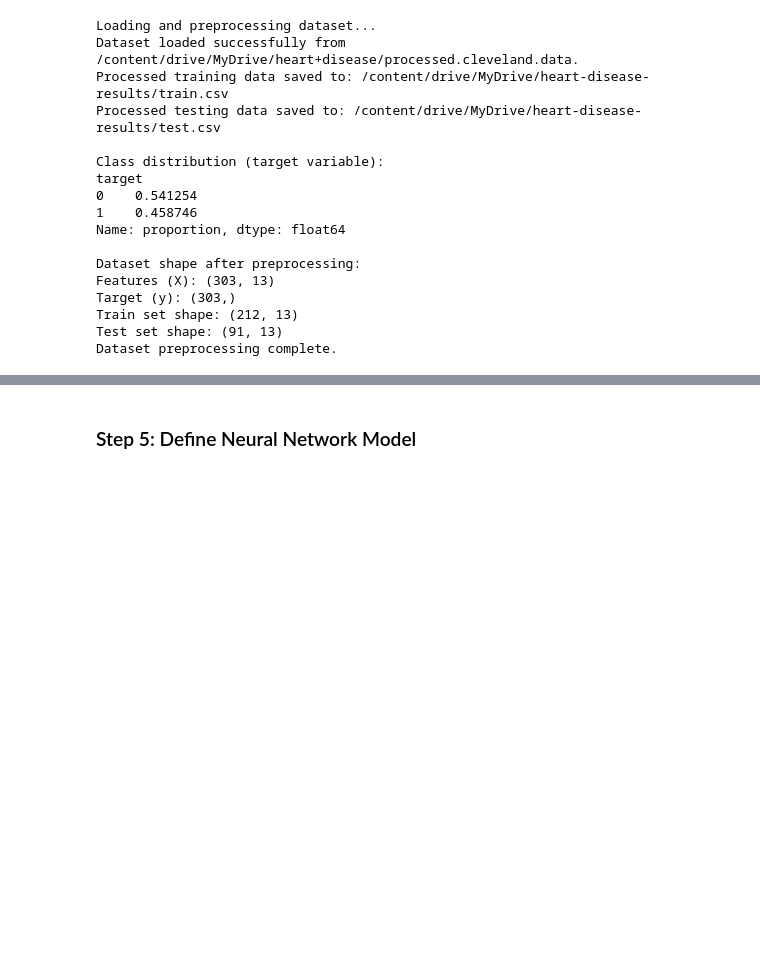
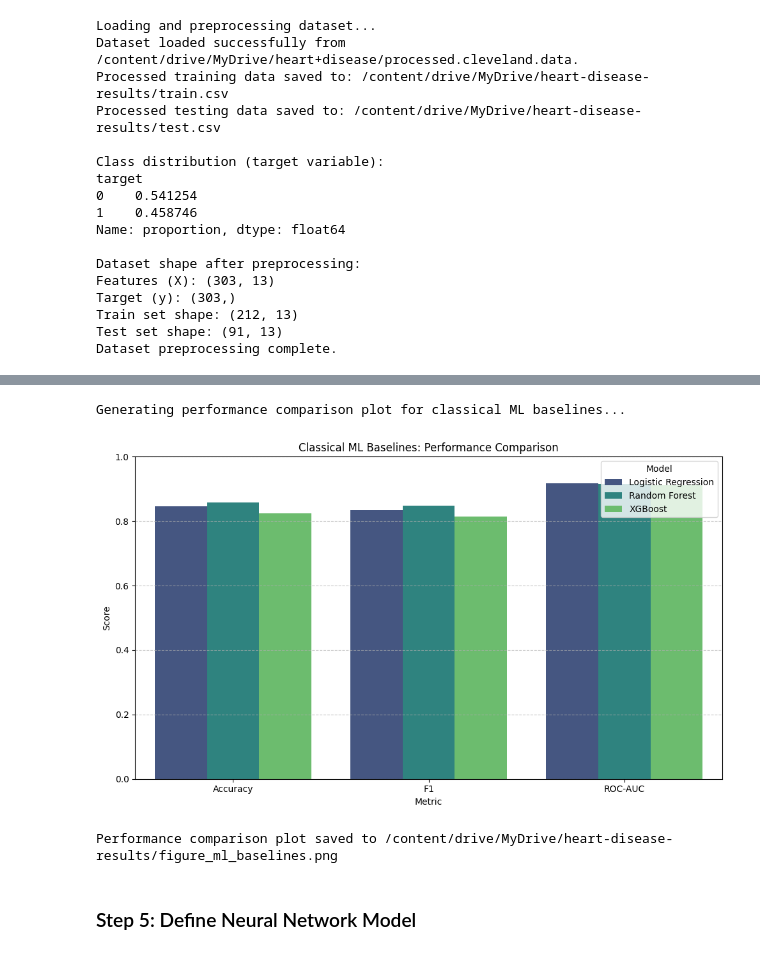
Before and after one commit to wasihun-code/BLOG_Flask, a Jupyter notebook: federated_learning.ipynb, the cells around one changed output, grey strips where cells are left out. Saved outputs shown, nothing was run; the diff lists cells and outputs as text; code cells hidden in the pictures; blank space fills up the shorter version.

```diff
--- a/federated_learning.ipynb
+++ b/federated_learning.ipynb
@@ -180,3 +393,34 @@ Dataset preprocessing complete.
+# %%
+# Cell 4.5.6: Create Performance Comparison Plot for ML Baselines
+
+print("\nGenerating performance comparison plot for classical ML baselines...")
+
+# Melt the DataFrame to long format for seaborn bar plot
+plot_df = ml_baseline_df.melt(
+    id_vars=['Model'],
+    value_vars=['Accuracy', 'F1', 'ROC-AUC'],
+    var_name='Metric',
+    value_name='Score'
+)
+
+plt.figure(figsize=(10, 6))
+sns.barplot(x='Metric', y='Score', hue='Model', data=plot_df, palette='viridis')
+plt.title('Classical ML Baselines: Performance Comparison')
+plt.xlabel('Metric')
+plt.ylabel('Score')
+plt.ylim(0, 1) # Metrics are typically between 0 and 1
+plt.grid(axis='y', linestyle='--', alpha=0.7)
+plt.legend(title='Model')
+plt.tight_layout()
+
+figure_ml_baselines_path = os.path.join(RESULTS_DIR, 'figure_ml_baselines.png')
+plt.savefig(figure_ml_baselines_path)
+plt.show()
+print(f"Performance comparison plot saved to {figure_ml_baselines_path}")
+# %% [output]
+Generating performance comparison plot for classical ML baselines...
+[figure, added]
+Performance comparison plot saved to /content/drive/MyDrive/heart-disease-results/figure_ml_baselines.png
 # %% [markdown]
 ### Step 5: Define Neural Network Model
 # %%
```
Also changed, not shown: parts of 18 cells of this notebook.
